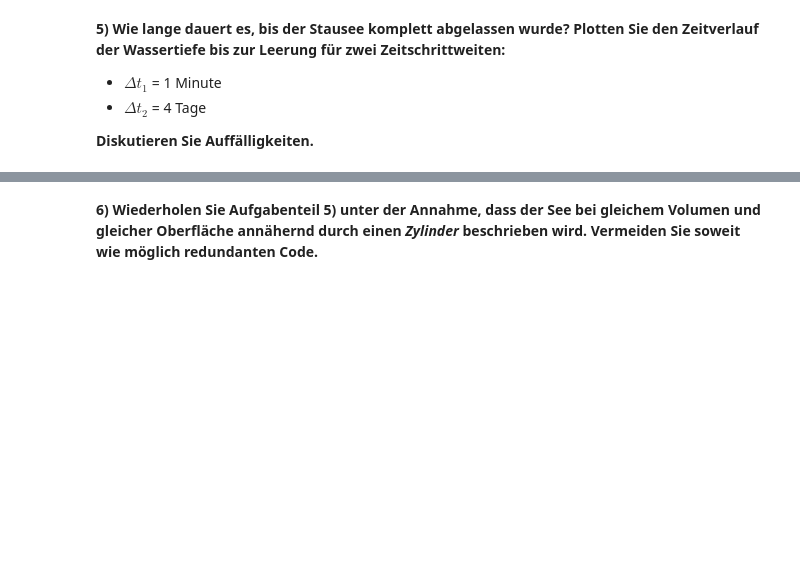
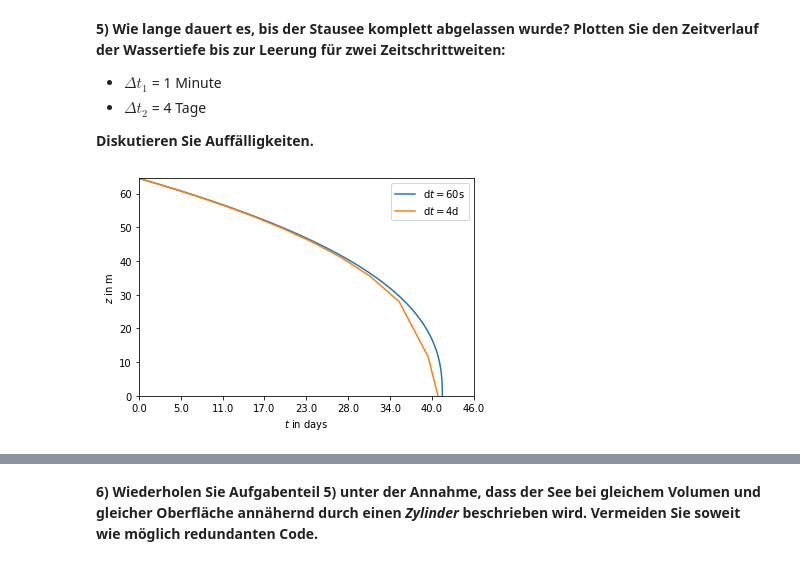
Before and after one commit to toewe/Python-Ing, a Jupyter notebook: Woche 4/HA2_Simon.ipynb, the cells around one changed output, grey strips where cells are left out. Cells and saved outputs as stored; diff of their text form; code cells hidden in the pictures; blank space fills up the shorter version.

```diff
--- a/Woche 4/HA2_Simon.ipynb
+++ b/Woche 4/HA2_Simon.ipynb
@@ -33,3 +40,7 @@ $$
+# %%
+g = 9.81                   # m/s^2
+u_unten_0 = (2*g*z0)**0.5  # m/s
+V_dot_0 = u_unten_0*A_out
 # %% [markdown]
 Tipp: Um die Kreiszahl $\pi$ unter Python verwenden zu können, muss man sie entweder selbst definieren oder z.B. aus dem [NumPy-Modul](https://numpy.org/) importieren. Für ein Beispiel den folgenden Code-Abschnitt öffnen.
 # %%
@@ -54,3 +73,25 @@ def abfluss(V0, dt):
+# %%
+def abfluss(V0, dt, height_func):
+
+    t_list = [0]
+    V_list = [V0]
+    h_list = [height_func(V0)]
+
+    while V_list[-1] > 0:
+        u_unten_0 = (2*g*h_list[-1])**0.5    # m/s
+        V_dot_0 = u_unten_0*A_out            # m^3/s
+        V_next = V_list[-1] - (V_dot_0 * dt)
+        V_list.append(V_next)
+        h_list.append(height_func(V_list[-1]))
+        t_list.append(t_list[-1]+dt)
+
+    return t_list, h_list, V_list
+
+t_list_min, h_list_min, V_list_min = abfluss(V0, 60, tiefe_kegel)
+t_list_day, h_list_day, V_list_day = abfluss(V0, 60*60*24*4, tiefe_kegel)
+
+V_list_Kegel = V_list_min
+t_list_Kegel = t_list_min
 # %% [markdown]
 **5) Wie lange dauert es, bis der Stausee komplett abgelassen wurde? Plotten Sie den Zeitverlauf der Wassertiefe bis zur Leerung für zwei Zeitschrittweiten:**
   * $\Delta t_1$ = 1 Minute
@@ -66,0 +101,21 @@ show()
+# %%
+%matplotlib inline
+from matplotlib.pyplot import plot, show, legend, xlabel, ylabel, xticks, xlim, ylim
+# Plotbefehl: plot(x_werte_liste, y_werte_liste)
+# Hier eigenen Code schreiben ...
+
+plot(t_list_min, h_list_min, label='$\mathrm{d}t=60\mathrm{s}$')
+plot(t_list_day, h_list_day, label='$\mathrm{d}t=4\mathrm{d}$')
+legend()
+xlabel('$t$ in days')
+ylabel('$z$ in m')
+xlim([0, max(t_list_min[-1], t_list_day[-1])])
+ylim([0, h_list_min[0]])
+
+locs, labels = xticks()
+xticks(locs, locs//(60*60*24))
+
+
+show()
+# %% [output]
+[figure, added]
```
Also changed, not shown: parts of 12 cells of this notebook.
